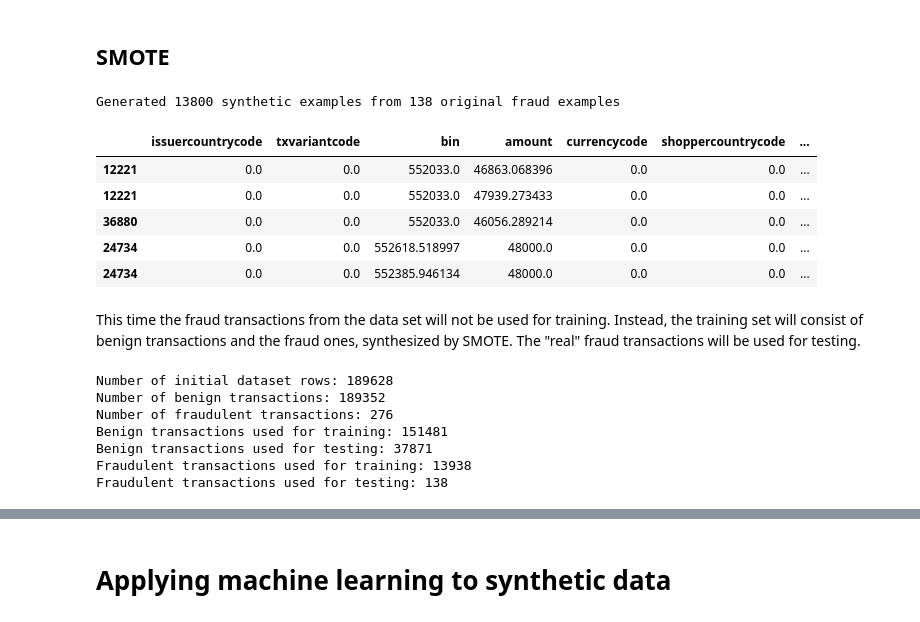
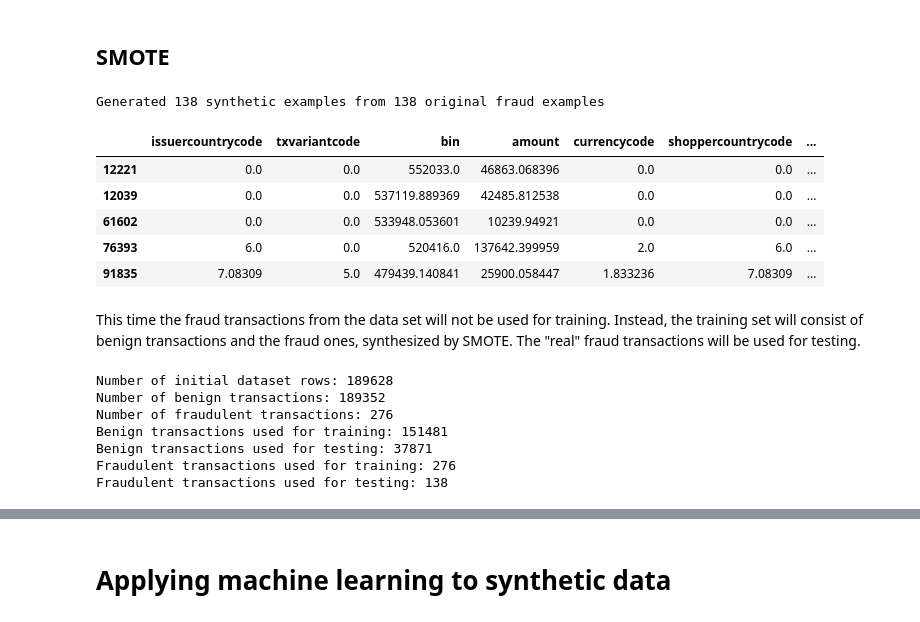
Before and after one commit to kponichtera/cs4035-cda, a Jupyter notebook: jupyter/W1_Visuals.ipynb, the cells around one changed output, grey strips where cells are left out. Cells and saved outputs as stored; diff of their text form; code cells hidden in the pictures.

```diff
--- a/jupyter/W1_Visuals.ipynb
+++ b/jupyter/W1_Visuals.ipynb
@@ -324,7 +327,6 @@ This means that without additional tweaking and data set modifications, the afor
 # %%
 from sklearn.neighbors import NearestNeighbors
 from random import Random
-from imblearn.over_sampling import SMOTE
 
 import warnings
 warnings.simplefilter(action='ignore', category=FutureWarning)
@@ -347,39 +349,39 @@ def smote(X, N=10, k=5, random_state=None):
         nnarray = knn.kneighbors([x], k, return_distance=False)[0]
 
         for _ in range(N):
             nn = random.randrange(0, k)
 
             neighbor_item = X.iloc[[nnarray[nn]]]
 
             diff = neighbor_item - x
             gap = random.uniform(0, 1)
 
             new_item = x + gap * diff
 
             new_samples = pd.concat([new_samples, new_item])
 
     return new_samples
 
 
 df = pd.read_csv("data/train_data.csv")
 
 X_fraud = process_data(df.query('label==1').copy())
 X_fraud_train = X_fraud[:len(X_fraud) // 2]
 X_fraud_test = X_fraud[len(X_fraud) // 2:]
 
-X_fraud_smote = smote(X_fraud_train.copy(), N=100, random_state=0)
+X_fraud_smote = smote(X_fraud_train.copy(), N=1, random_state=0)
 X_fraud_train = pd.concat([X_fraud_train, X_fraud_smote])
 
 print(f"Generated {len(X_fraud_smote)} synthetic examples from {len(X_fraud) // 2} original fraud examples")
 X_fraud_smote.head()
 # %% [output]
-Generated 13800 synthetic examples from 138 original fraud examples
+Generated 138 synthetic examples from 138 original fraud examples
 |  | issuercountrycode | txvariantcode | bin | amount | currencycode | shoppercountrycode | ... |
 | 12221 | 0.0 | 0.0 | 552033.0 | 46863.068396 | 0.0 | 0.0 | ... |
-| 12221 | 0.0 | 0.0 | 552033.0 | 47939.273433 | 0.0 | 0.0 | ... |
-| 36880 | 0.0 | 0.0 | 552033.0 | 46056.289214 | 0.0 | 0.0 | ... |
-| 24734 | 0.0 | 0.0 | 552618.518997 | 48000.0 | 0.0 | 0.0 | ... |
-| 24734 | 0.0 | 0.0 | 552385.946134 | 48000.0 | 0.0 | 0.0 | ... |
+| 12039 | 0.0 | 0.0 | 537119.889369 | 42485.812538 | 0.0 | 0.0 | ... |
+| 61602 | 0.0 | 0.0 | 533948.053601 | 10239.94921 | 0.0 | 0.0 | ... |
+| 76393 | 6.0 | 0.0 | 520416.0 | 137642.399959 | 2.0 | 6.0 | ... |
+| 91835 | 7.08309 | 5.0 | 479439.140841 | 25900.058447 | 1.833236 | 7.08309 | ... |
 # %% [markdown]
 This time the fraud transactions from the data set will not be used for training.
 Instead, the training set will consist of benign transactions and the fraud ones, synthesized by SMOTE.
@@ -424,16 +426,11 @@ y_test = pd.concat([
 ])
 
 X_test, y_test = shuffle(X_test, y_test, random_state=0)
-
-#df = pd.read_csv("data/train_data.csv")
-#smote = SMOTE(random_state=0, sampling_strategy="all")
-#df_processed = process_data(df.copy())
-#X_fraud_smote,  = smote.fit_resample(df_processed, df['label'])
 # %% [output]
 Number of initial dataset rows: 189628
 Number of benign transactions: 189352
 Number of fraudulent transactions: 276
 Benign transactions used for training: 151481
 Benign transactions used for testing: 37871
-Fraudulent transactions used for training: 13938
+Fraudulent transactions used for training: 276
 Fraudulent transactions used for testing: 138
```
Also changed, not shown: parts of 13 cells of this notebook, 1 other file.
